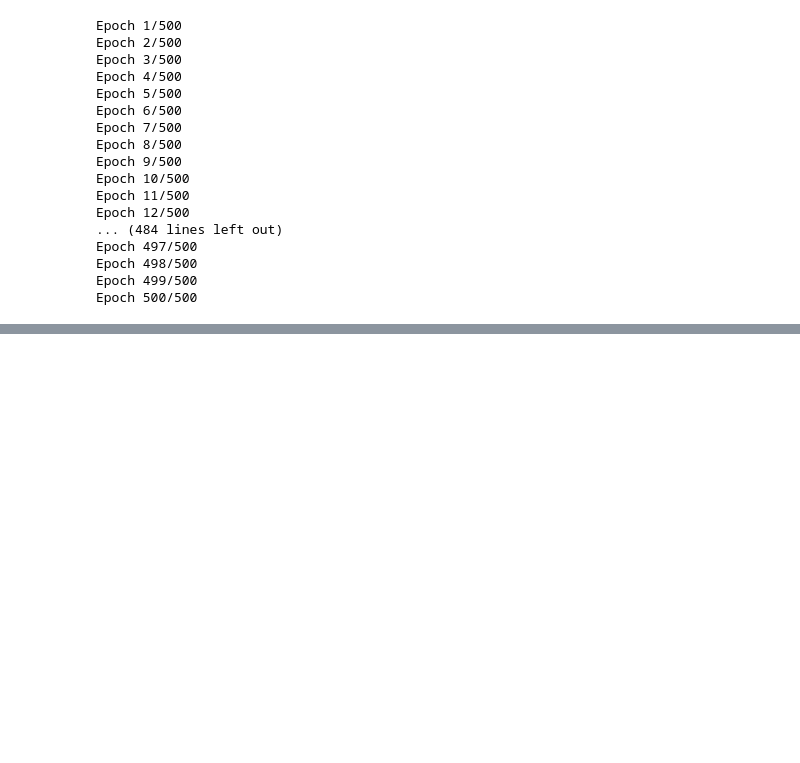
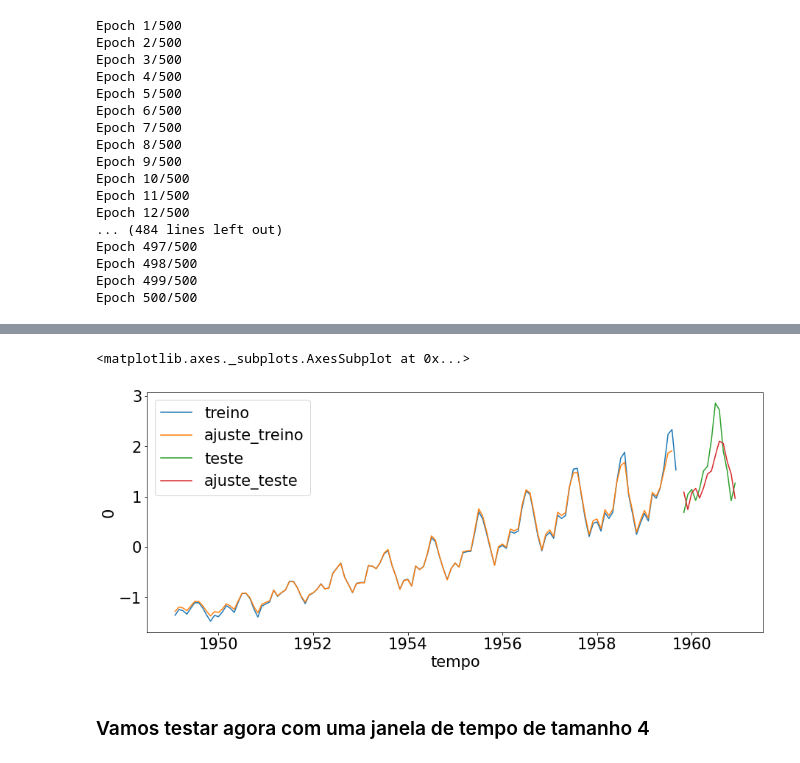
Before and after one commit to Maysk/data_science_alura, a Jupyter notebook: deep_learning_previsao_keras/previsao_notebook.ipynb, the cells around one changed output, grey strips where cells are left out. Drawn from its saved outputs; the diff is of its cells as text; code cells hidden in the pictures; blank space fills up the shorter version.

```diff
--- a/deep_learning_previsao_keras/previsao_notebook.ipynb
+++ b/deep_learning_previsao_keras/previsao_notebook.ipynb
@@ -189,0 +202,36 @@ sns.lineplot(x='tempo', y='passageiros', data = resultados_teste_transformado, l
+# %%
+vetor_treino = pd.DataFrame(ytreino)[0]
+xtreino_novo, ytreino_novo = separa_dados(vetor_treino, 1)
+
+vetor_teste = pd.DataFrame(yteste)[0]
+xteste_novo, yteste_novo = separa_dados(vetor_teste, 1)
+# %%
+regressor3 = Sequential()
+
+regressor3.add(
+    Dense(8, input_dim=1, kernel_initializer='ones', activation='linear', use_bias=False),
+)
+regressor3.add(
+    Dense(64, kernel_initializer='random_uniform', activation='sigmoid', use_bias=False)
+)
+regressor3.add(
+    Dense(1, kernel_initializer='random_uniform', activation='linear', use_bias=False)
+)
+
+regressor3.compile(loss='mean_squared_error', optimizer='adam')
+# %%
+regressor3.fit(xtreino_novo, ytreino_novo, epochs=100)
+# %%
+y_predict_novo = regressor3.predict(xtreino_novo)
+y_predict_teste_novo = regressor3.predict(xteste_novo)
+resultado = pd.DataFrame(y_predict_teste_novo)[0]
+# %%
+sns.lineplot(x='tempo', y=ytreino_novo, data=passageiros_raw[1:129], label='treino')
+sns.lineplot(x='tempo', y=pd.DataFrame(y_predict_novo)[0], data=passageiros_raw[1:129], label='ajuste_treino')
+sns.lineplot(x='tempo', y=yteste_novo, data=passageiros_raw[130:], label='teste')
+sns.lineplot(x='tempo', y=resultado.values, data=passageiros_raw[130:], label='ajuste_teste')
+# %% [output]
+<matplotlib.axes._subplots.AxesSubplot at 0x...>
+[figure, added]
+# %% [markdown]
+### Vamos testar agora com uma janela de tempo de tamanho 4
```
Also changed, not shown: parts of 17 cells of this notebook.
